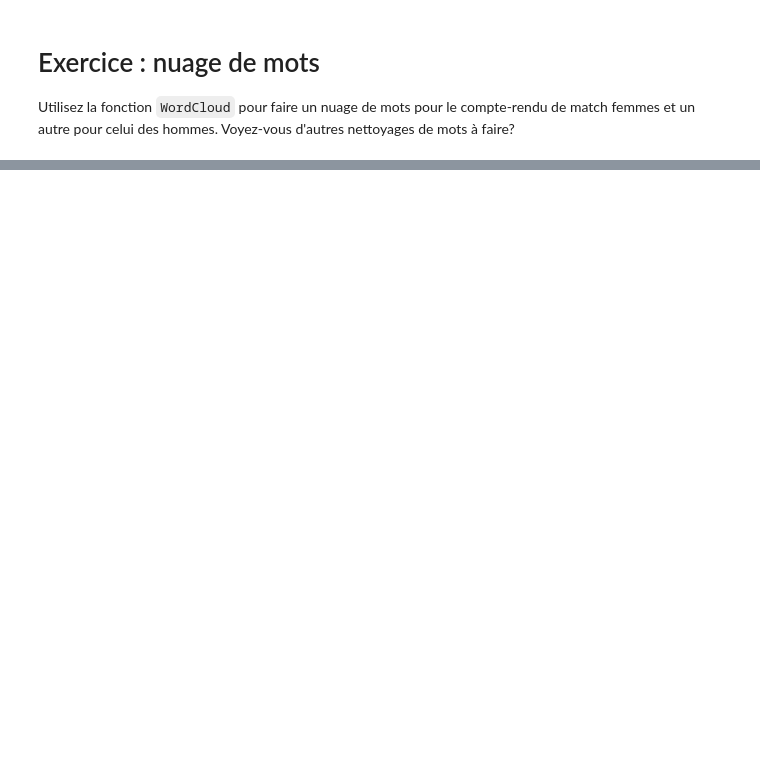
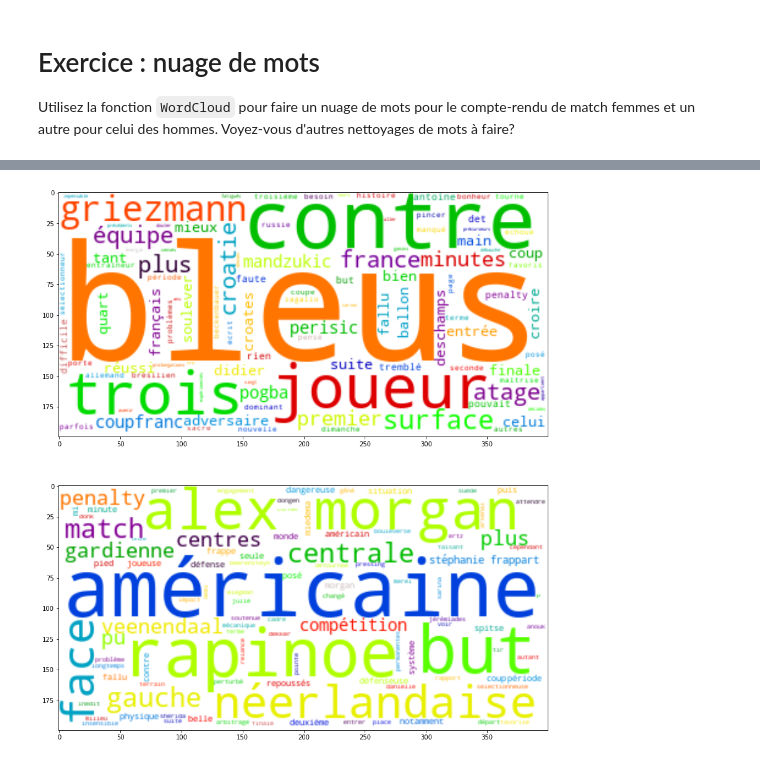
Before and after one commit to louiskuhn/IA-P2-Euskadi, a Jupyter notebook: Ressources/Machine Learning/NLP/2. NLP_matrice termes.ipynb, the cells around one changed output, grey strips where cells are left out. Drawn from its saved outputs; the diff is of its cells as text; code cells hidden in the pictures; blank space fills up the shorter version.

```diff
--- a/Ressources/Machine Learning/NLP/2. NLP_matrice termes.ipynb
+++ b/Ressources/Machine Learning/NLP/2. NLP_matrice termes.ipynb
@@ -105,0 +127,25 @@ Utilisez la fonction `WordCloud` pour faire un nuage de mots pour le compte-rend
+# %%
+import re
+import string
+
+# créons une fonction pour le preprocessing qu'on appliquera ensuite aux 2 textes du corpus
+def re_nettoyage(text):
+    text = text.lower()
+    text = re.sub(r"van", "", text)
+    text = re.sub(r"\b[sc]\b", "", text) # s ou c tout seul
+    text = re.sub(r"coup franc", "coupfranc", text)
+    text = re.sub(r"après", "", text)
+    text = re.sub(r"megan rapinoe", "rapinoe", text)
+    return text
+
+cr_df['texte'] = cr_df.texte.apply(re_nettoyage)
+# %%
+fig, (ax1,ax2) = plt.subplots(2,1,figsize=(16,16))
+
+wc.generate(cr_df.texte["CR hommes"])
+ax1.imshow(wc, interpolation="bilinear")
+
+wc.generate(cr_df.texte["CR femmes"])
+ax2.imshow(wc, interpolation="bilinear");
+# %% [output]
+[figure, added]
```
Also changed, not shown: parts of 9 cells of this notebook, 3 other files.
